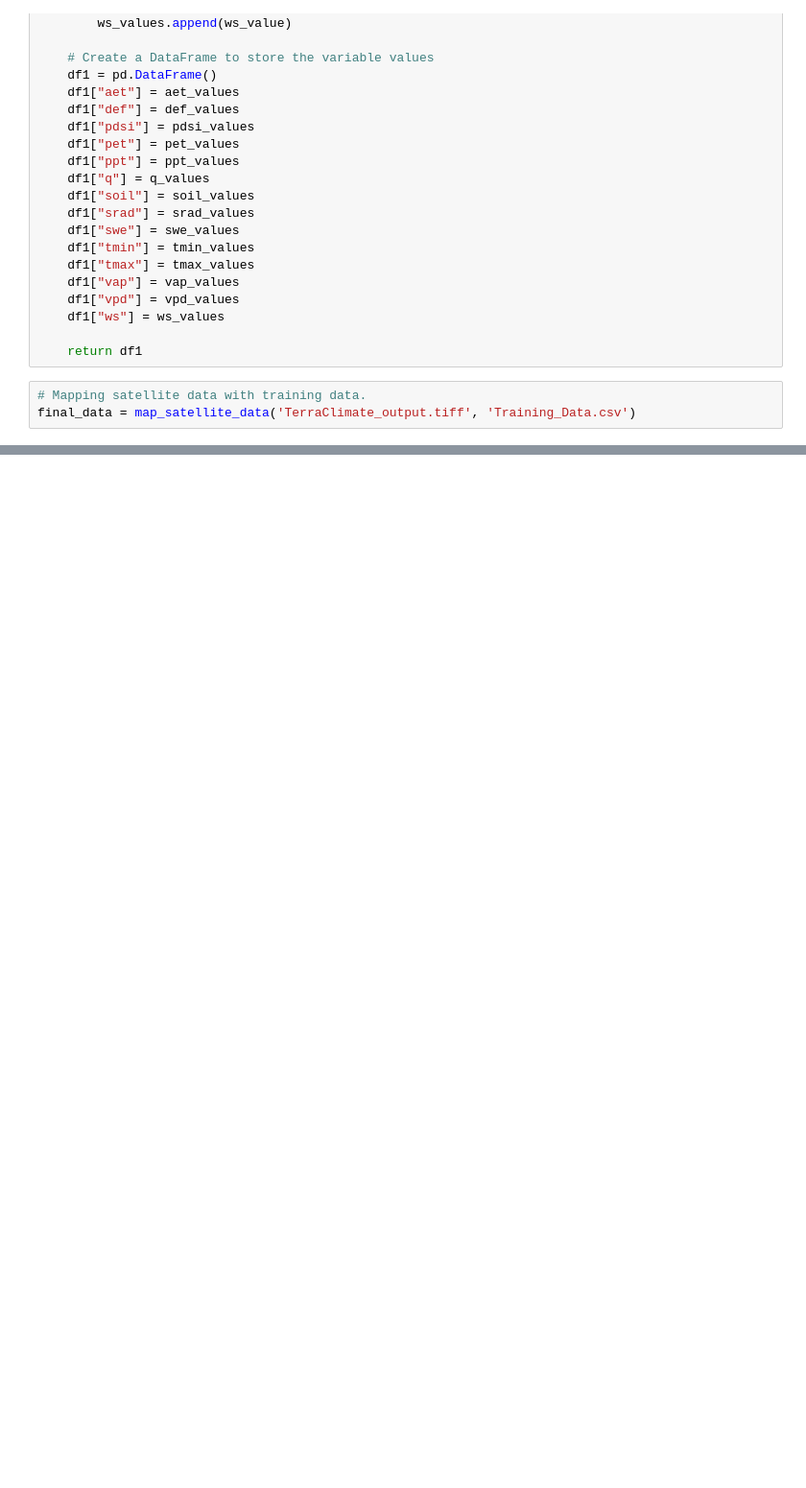
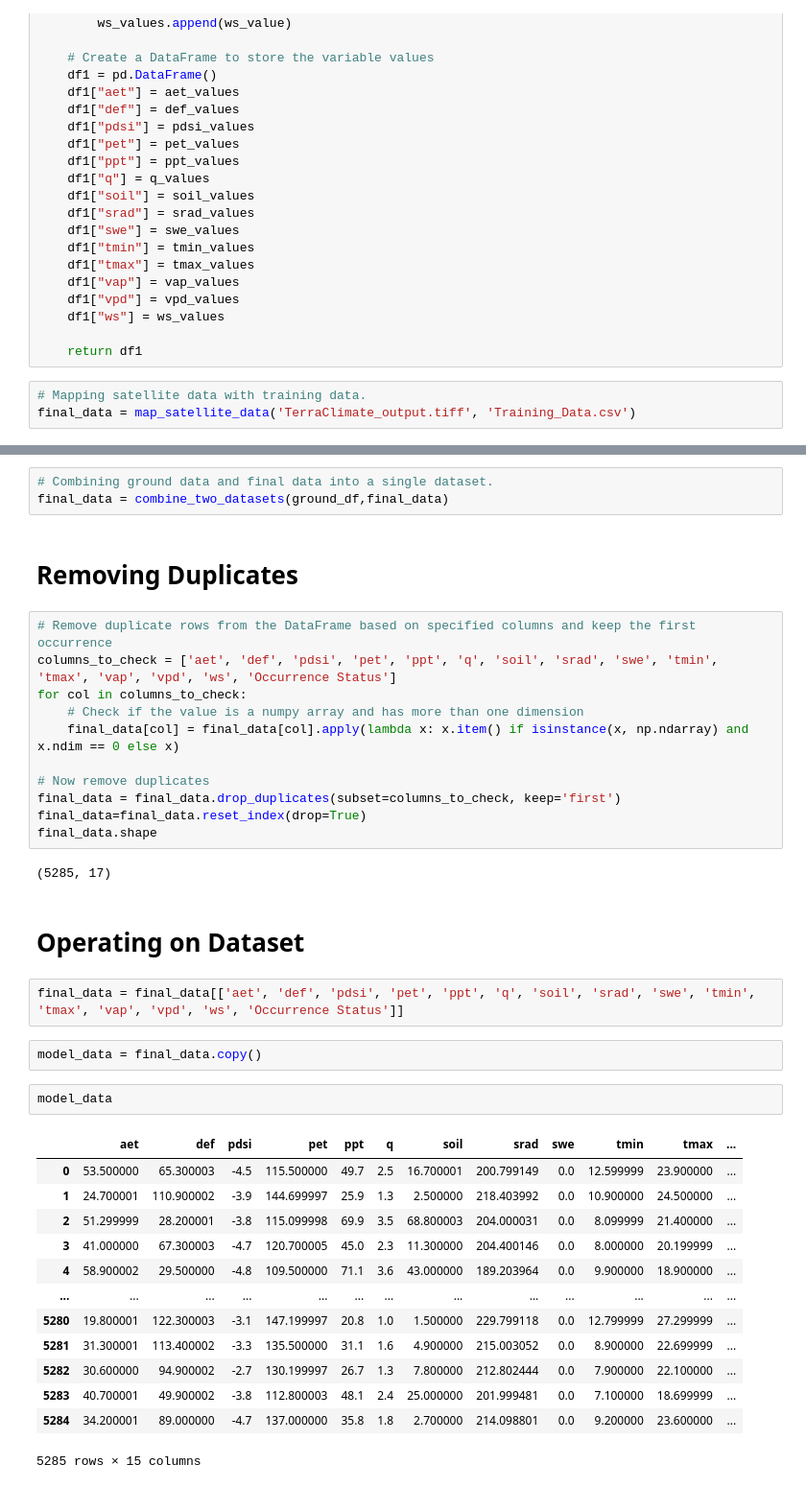
Before and after one commit to d47kumar/Biodiversity-Challenge, a Jupyter notebook: model.ipynb, the cells around one changed output, grey strips where cells are left out. Shown: that part at 96% size. Saved outputs shown, nothing was run; the diff lists cells and outputs as text; blank space fills up the shorter version.

Commit message:
Dataset created

```diff
--- a/model.ipynb
+++ b/model.ipynb
@@ -316,0 +313,40 @@ final_data.head(5)
+# %%
+# Combining ground data and final data into a single dataset.
+final_data = combine_two_datasets(ground_df,final_data)
+# %% [markdown]
+# Removing Duplicates
+# %%
+# Remove duplicate rows from the DataFrame based on specified columns and keep the first occurrence
+columns_to_check = ['aet', 'def', 'pdsi', 'pet', 'ppt', 'q', 'soil', 'srad', 'swe', 'tmin', 'tmax', 'vap', 'vpd', 'ws', 'Occurrence Status']
+for col in columns_to_check:
+    # Check if the value is a numpy array and has more than one dimension
+    final_data[col] = final_data[col].apply(lambda x: x.item() if isinstance(x, np.ndarray) and x.ndim == 0 else x)
+
+# Now remove duplicates
+final_data = final_data.drop_duplicates(subset=columns_to_check, keep='first')
+final_data=final_data.reset_index(drop=True)
+final_data.shape
+# %% [output]
+(5285, 17)
+# %% [markdown]
+# Operating on Dataset
+# %%
+final_data = final_data[['aet', 'def', 'pdsi', 'pet', 'ppt', 'q', 'soil', 'srad', 'swe', 'tmin', 'tmax', 'vap', 'vpd', 'ws', 'Occurrence Status']]
+# %%
+model_data = final_data.copy()
+# %%
+model_data
+# %% [output]
+|  | aet | def | pdsi | pet | ppt | q | soil | srad | swe | tmin | tmax | ... |
+| 0 | 53.500000 | 65.300003 | -4.5 | 115.500000 | 49.7 | 2.5 | 16.700001 | 200.799149 | 0.0 | 12.599999 | 23.900000 | ... |
+| 1 | 24.700001 | 110.900002 | -3.9 | 144.699997 | 25.9 | 1.3 | 2.500000 | 218.403992 | 0.0 | 10.900000 | 24.500000 | ... |
+| 2 | 51.299999 | 28.200001 | -3.8 | 115.099998 | 69.9 | 3.5 | 68.800003 | 204.000031 | 0.0 | 8.099999 | 21.400000 | ... |
+| 3 | 41.000000 | 67.300003 | -4.7 | 120.700005 | 45.0 | 2.3 | 11.300000 | 204.400146 | 0.0 | 8.000000 | 20.199999 | ... |
+| 4 | 58.900002 | 29.500000 | -4.8 | 109.500000 | 71.1 | 3.6 | 43.000000 | 189.203964 | 0.0 | 9.900000 | 18.900000 | ... |
+| ... | ... | ... | ... | ... | ... | ... | ... | ... | ... | ... | ... | ... |
+| 5280 | 19.800001 | 122.300003 | -3.1 | 147.199997 | 20.8 | 1.0 | 1.500000 | 229.799118 | 0.0 | 12.799999 | 27.299999 | ... |
+| 5281 | 31.300001 | 113.400002 | -3.3 | 135.500000 | 31.1 | 1.6 | 4.900000 | 215.003052 | 0.0 | 8.900000 | 22.699999 | ... |
+| 5282 | 30.600000 | 94.900002 | -2.7 | 130.199997 | 26.7 | 1.3 | 7.800000 | 212.802444 | 0.0 | 7.900000 | 22.100000 | ... |
+| 5283 | 40.700001 | 49.900002 | -3.8 | 112.800003 | 48.1 | 2.4 | 25.000000 | 201.999481 | 0.0 | 7.100000 | 18.699999 | ... |
+| 5284 | 34.200001 | 89.000000 | -4.7 | 137.000000 | 35.8 | 1.8 | 2.700000 | 214.098801 | 0.0 | 9.200000 | 23.600000 | ... |
+5285 rows × 15 columns
```
Also changed, not shown: parts of 3 cells of this notebook.
